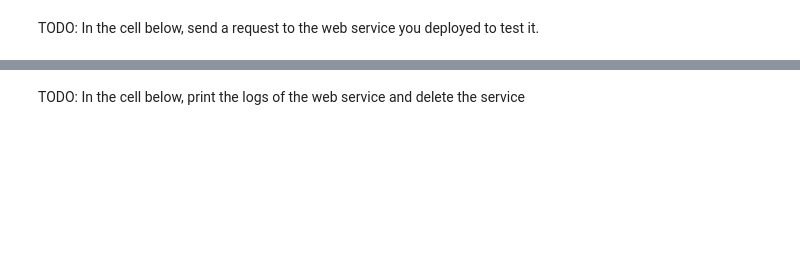
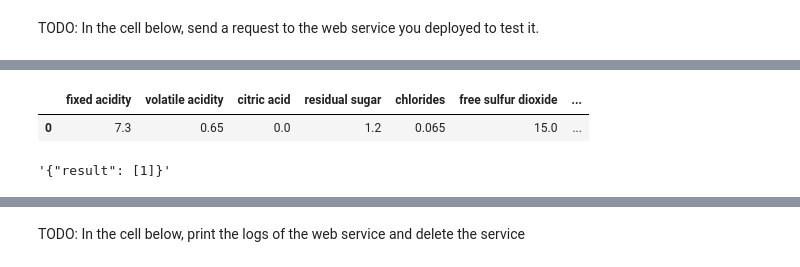
Before and after one commit to KarpenkoNatalia/nd00333-capstone, a Jupyter notebook: starter_file/automl.ipynb, the cells around one changed output, grey strips where cells are left out. Cells and saved outputs as stored; diff of their text form; code cells hidden in the pictures; blank space fills up the shorter version.

```diff
--- a/starter_file/automl.ipynb
+++ b/starter_file/automl.ipynb
@@ -207 +226,18 @@ ACI service creation operation finished, operation "Succeeded"
+# %%
+# Test service (1)
+import pandas as pd
+test_df=pd.read_csv('test_wine_model.csv')
+test_df
+# %% [output]
+|  | fixed acidity | volatile acidity | citric acid | residual sugar | chlorides | free sulfur dioxide | ... |
+| 0 | 7.3 | 0.65 | 0.0 | 1.2 | 0.065 | 15.0 | ... |
+# %%
+import json
+import requests
+
+test_sample=json.dumps({'data': test_df.to_dict(orient='records')})
+response=aci_service.run(input_data=test_sample)
+response
+# %% [output]
+'{"result": [1]}'
 # %%
```
Also changed, not shown: parts of 18 cells of this notebook, 6 other files.
